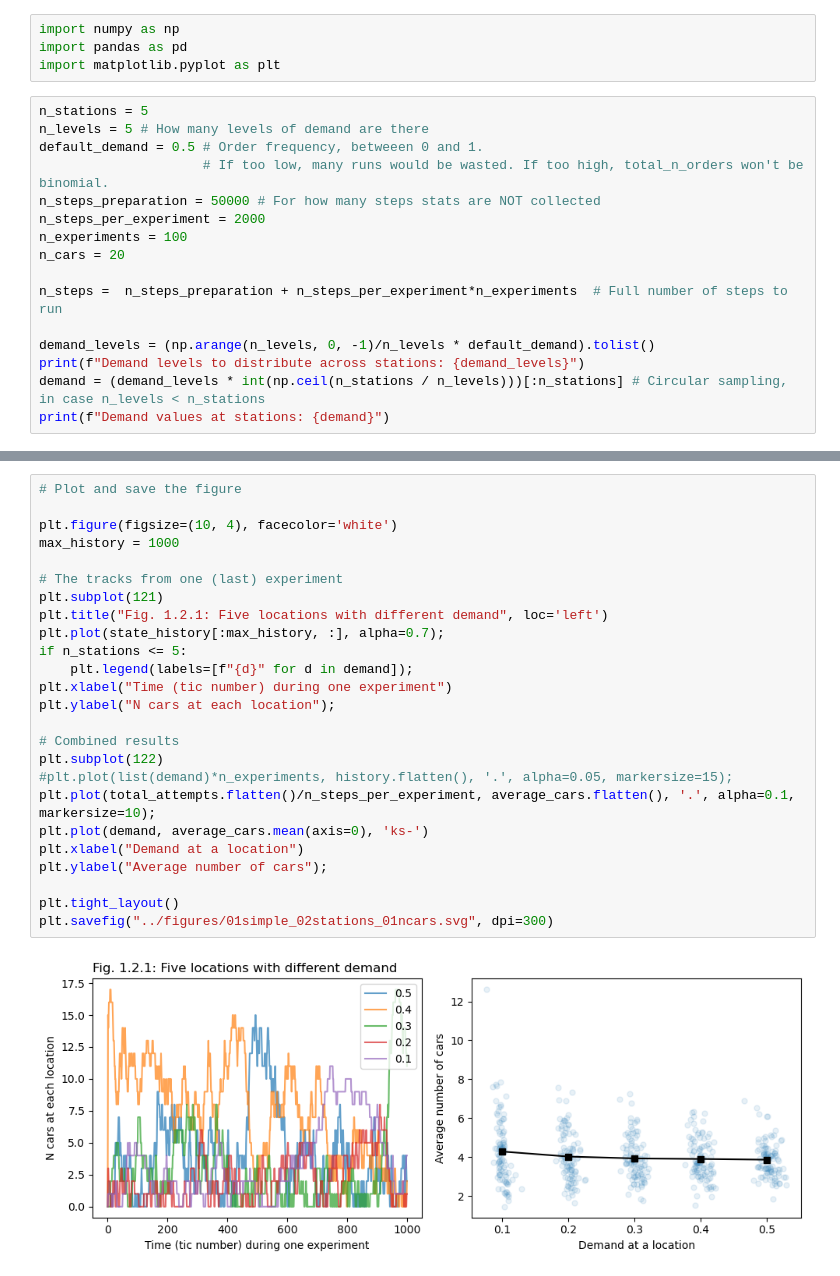
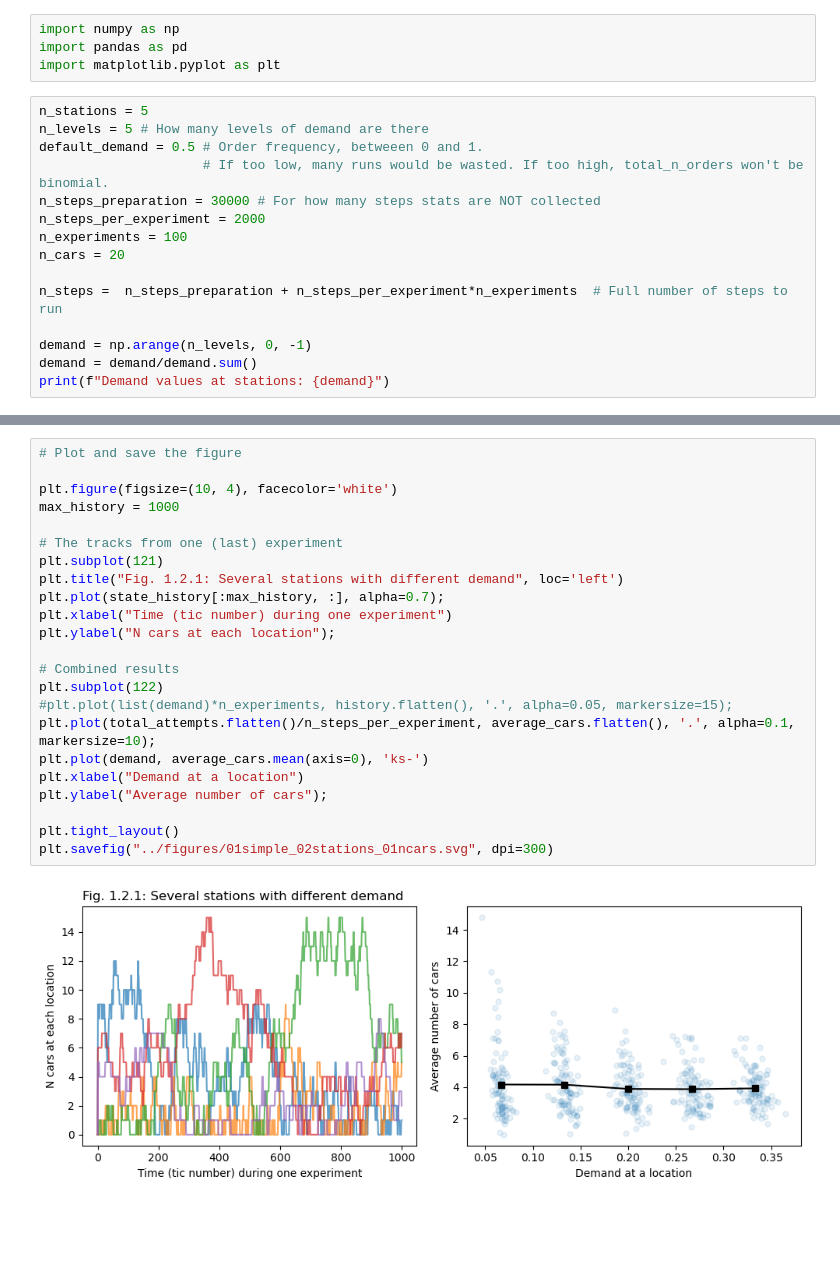
Before and after one commit to khakhalin/carsharing101, a Jupyter notebook: scripts/01natural_02stations.ipynb, the cells around one changed output, grey strips where cells are left out. Drawn from its saved outputs; the diff is of its cells as text; blank space fills up the shorter version.

```diff
--- a/scripts/01natural_02stations.ipynb
+++ b/scripts/01natural_02stations.ipynb
@@ -11,15 +11,14 @@ n_stations = 5
 n_levels = 5 # How many levels of demand are there
 default_demand = 0.5 # Order frequency, betweeen 0 and 1.
                      # If too low, many runs would be wasted. If too high, total_n_orders won't be binomial.
-n_steps_preparation = 50000 # For how many steps stats are NOT collected
+n_steps_preparation = 30000 # For how many steps stats are NOT collected
 n_steps_per_experiment = 2000
 n_experiments = 100
 n_cars = 20
 
 n_steps =  n_steps_preparation + n_steps_per_experiment*n_experiments  # Full number of steps to run
 
-demand_levels = (np.arange(n_levels, 0, -1)/n_levels * default_demand).tolist()
-print(f"Demand levels to distribute across stations: {demand_levels}")
-demand = (demand_levels * int(np.ceil(n_stations / n_levels)))[:n_stations] # Circular sampling, in case n_levels < n_stations
+demand = np.arange(n_levels, 0, -1)
+demand = demand/demand.sum()
 print(f"Demand values at stations: {demand}")
 # %% [output]
@@ -80,30 +78,28 @@ Initial cars distribution across stations: [20  0  0  0  0]
 # %%
 # Plot and save the figure
 
 plt.figure(figsize=(10, 4), facecolor='white')
 max_history = 1000
 
 # The tracks from one (last) experiment
 plt.subplot(121)
-plt.title("Fig. 1.2.1: Five locations with different demand", loc='left')
+plt.title("Fig. 1.2.1: Several stations with different demand", loc='left')
 plt.plot(state_history[:max_history, :], alpha=0.7);
-if n_stations <= 5:
-    plt.legend(labels=[f"{d}" for d in demand]);
 plt.xlabel("Time (tic number) during one experiment")
 plt.ylabel("N cars at each location");
 
 # Combined results
 plt.subplot(122)
 #plt.plot(list(demand)*n_experiments, history.flatten(), '.', alpha=0.05, markersize=15);
 plt.plot(total_attempts.flatten()/n_steps_per_experiment, average_cars.flatten(), '.', alpha=0.1, markersize=10);
 plt.plot(demand, average_cars.mean(axis=0), 'ks-')
 plt.xlabel("Demand at a location")
 plt.ylabel("Average number of cars");
 
 plt.tight_layout()
 plt.savefig("../figures/01simple_02stations_01ncars.svg", dpi=300)
 # %% [output]
-[figure, old version]
+[figure, new version]
 # %%
 # Plot and save the figure
 
```
Also changed, not shown: parts of 8 cells of this notebook, 11 other files.
